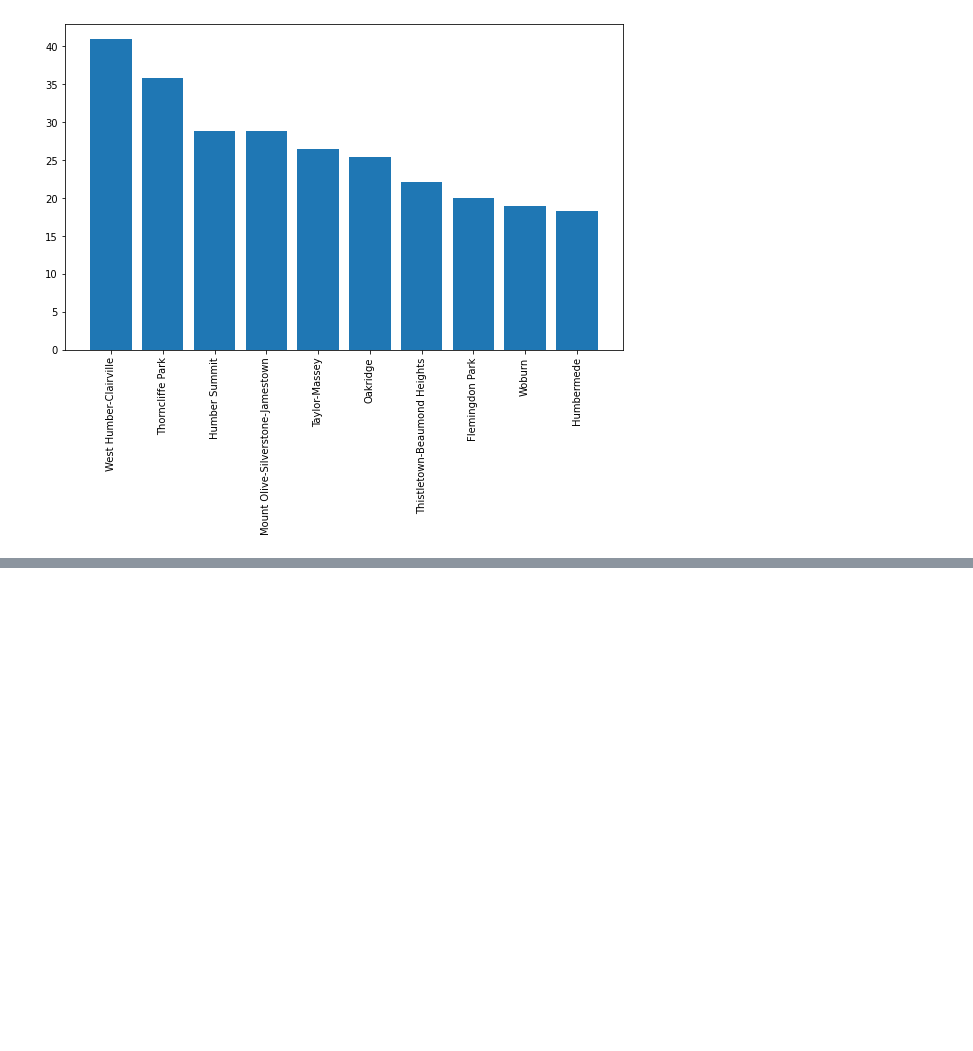
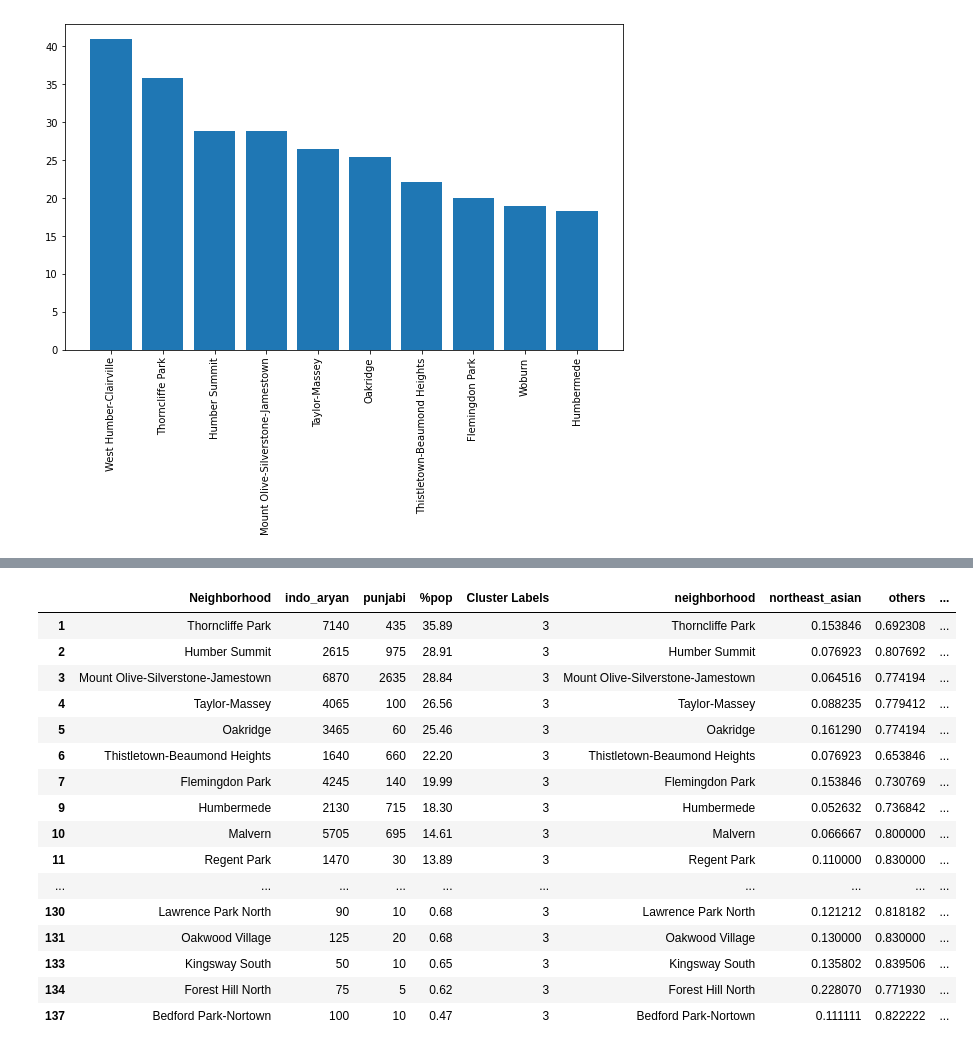
Before and after one commit to arunkhattri/Coursera_Capstone, a Jupyter notebook: 06_BattleOfNeighborhood_wk1.ipynb, the cells around one changed output, grey strips where cells are left out. Cells and saved outputs as stored; diff of their text form; code cells hidden in the pictures; blank space fills up the shorter version.

```diff
--- a/06_BattleOfNeighborhood_wk1.ipynb
+++ b/06_BattleOfNeighborhood_wk1.ipynb
@@ -263,0 +621,11 @@ AttributeError: 'Location' object has no attribute 'lattitude'
+# %%
+toronto_oh_reg = pd.get_dummies(toronto_nghd[['region']], prefix="", prefix_sep="")
+
+# add neighborhood column back to dataframe
+toronto_oh_reg['neighborhood'] = toronto_nghd['neighborhood']
+
+# move neighborhood column to the first column
+fixed_columns = [toronto_oh_reg.columns[-1]] + list(toronto_oh_reg.columns[:-1])
+toronto_oh_reg = toronto_oh_reg[fixed_columns]
+
+toronto_oh_reg.head()
@@ -263,0 +639,4 @@ AttributeError: 'Location' object has no attribute 'lattitude'
+# %%
+# group by neighborhood
+toronto_grpd_reg = toronto_oh_reg.groupby('neighborhood').mean().reset_index()
+toronto_grpd_reg
@@ -263,0 +657,10 @@ AttributeError: 'Location' object has no attribute 'lattitude'
+# %%
+n_clust = 4
+
+toronto_grp_clst_reg = toronto_grpd_reg.drop('neighborhood', 1)
+
+# run k-means clustering
+kmeans = KMeans(n_clusters=n_clust, random_state=0).fit(toronto_grp_clst_reg)
+
+# check cluster labels generated for each row in the dataframe
+kmeans.labels_[0:10]
@@ -263,0 +669,11 @@ AttributeError: 'Location' object has no attribute 'lattitude'
+# %%
+toronto_grpd_reg.insert(0, 'Cluster Labels', kmeans.labels_)
+
+toronto_reg = df_coords
+
+
+
+# merge toronto_grpd with df to add latitude/longitude for each neighborhood
+toronto_reg = toronto_reg.merge(toronto_grpd_reg, left_on='Neighborhood', right_on='neighborhood', how='inner')
+
+toronto_reg.head() # check the last columns!
@@ -263,0 +714,21 @@ AttributeError: 'Location' object has no attribute 'lattitude'
+# %%
+
+toronto_reg.loc[toronto_reg['Cluster Labels'] == 3, toronto_reg.columns[[1] + list(range(5, toronto_reg.shape[1]))]]
+# %% [output]
+|  | Neighborhood | indo_aryan | punjabi | %pop | Cluster Labels | neighborhood | northeast_asian | others | ... |
+| 1 | Thorncliffe Park | 7140 | 435 | 35.89 | 3 | Thorncliffe Park | 0.153846 | 0.692308 | ... |
+| 2 | Humber Summit | 2615 | 975 | 28.91 | 3 | Humber Summit | 0.076923 | 0.807692 | ... |
+| 3 | Mount Olive-Silverstone-Jamestown | 6870 | 2635 | 28.84 | 3 | Mount Olive-Silverstone-Jamestown | 0.064516 | 0.774194 | ... |
+| 4 | Taylor-Massey | 4065 | 100 | 26.56 | 3 | Taylor-Massey | 0.088235 | 0.779412 | ... |
+| 5 | Oakridge | 3465 | 60 | 25.46 | 3 | Oakridge | 0.161290 | 0.774194 | ... |
+| 6 | Thistletown-Beaumond Heights | 1640 | 660 | 22.20 | 3 | Thistletown-Beaumond Heights | 0.076923 | 0.653846 | ... |
+| 7 | Flemingdon Park | 4245 | 140 | 19.99 | 3 | Flemingdon Park | 0.153846 | 0.730769 | ... |
+| 9 | Humbermede | 2130 | 715 | 18.30 | 3 | Humbermede | 0.052632 | 0.736842 | ... |
+| 10 | Malvern | 5705 | 695 | 14.61 | 3 | Malvern | 0.066667 | 0.800000 | ... |
+| 11 | Regent Park | 1470 | 30 | 13.89 | 3 | Regent Park | 0.110000 | 0.830000 | ... |
+| ... | ... | ... | ... | ... | ... | ... | ... | ... | ... |
+| 130 | Lawrence Park North | 90 | 10 | 0.68 | 3 | Lawrence Park North | 0.121212 | 0.818182 | ... |
+| 131 | Oakwood Village | 125 | 20 | 0.68 | 3 | Oakwood Village | 0.130000 | 0.830000 | ... |
+| 133 | Kingsway South | 50 | 10 | 0.65 | 3 | Kingsway South | 0.135802 | 0.839506 | ... |
+| 134 | Forest Hill North | 75 | 5 | 0.62 | 3 | Forest Hill North | 0.228070 | 0.771930 | ... |
+| 137 | Bedford Park-Nortown | 100 | 10 | 0.47 | 3 | Bedford Park-Nortown | 0.111111 | 0.822222 | ... |
```
Also changed, not shown: parts of 44 cells of this notebook, 1 other file.
